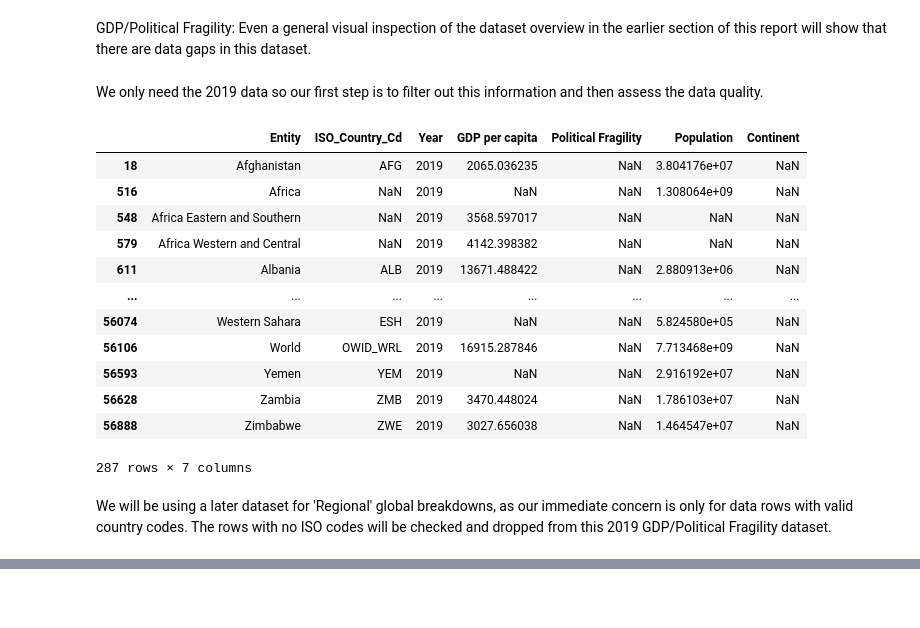
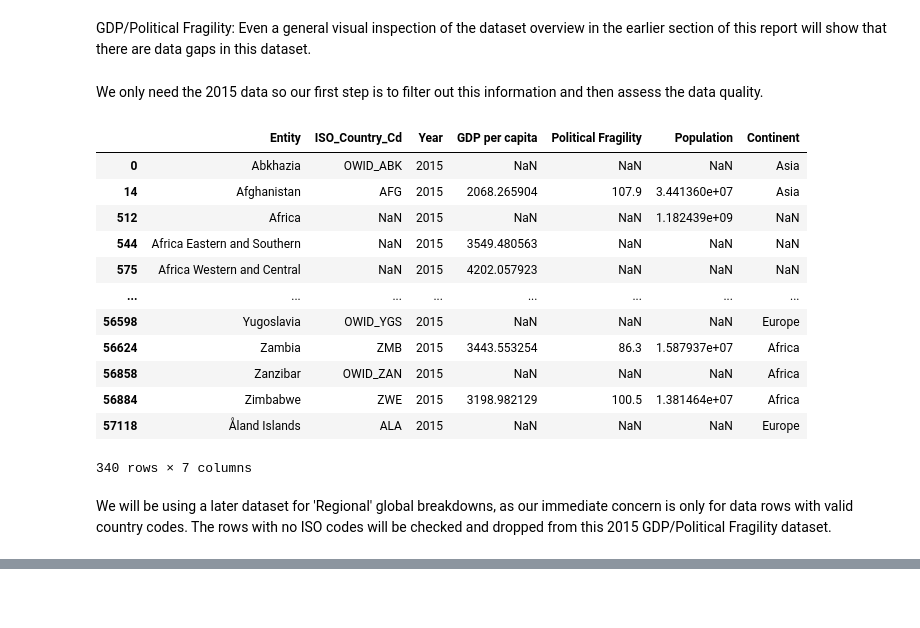
Before and after one commit to JackDaedalus/WWD_CA1, a Jupyter notebook: WWW CA - First Pass.ipynb, the cells around one changed output, grey strips where cells are left out. Saved outputs shown, nothing was run; the diff lists cells and outputs as text; code cells hidden in the pictures.

Commit message:
1st Pass
First pass through all three sections.

```diff
--- a/WWW CA - First Pass.ipynb
+++ b/WWW CA - First Pass.ipynb
@@ -248,5 +210,5 @@ The 2019 Kaggle dataset has no missing data and is ready for us to proceed.
 # %% [markdown]
 GDP/Political Fragility: Even a general visual inspection of the dataset overview in the earlier section of this report will show that there are data gaps in this dataset.
 # %% [markdown]
-We only need the 2019 data so our first step is to filter out this information and then assess the data quality.
+We only need the 2015 data so our first step is to filter out this information and then assess the data quality.
 # %%
@@ -254,28 +216,28 @@ We only need the 2019 data so our first step is to filter out this information a
 # %%
-df_GDPStateFragility_2019 = df_GDPStateFragility[df_GDPStateFragility['Year'] == 2019]
+df_GDPStateFragility_2015 = df_GDPStateFragility[df_GDPStateFragility['Year'] == 2015]
 # %%
 ## Rename Columns - to improve data understanding
-df_GDPStateFragility_2019.rename(columns={'Code':'ISO_Country_Cd',
+df_GDPStateFragility_2015.rename(columns={'Code':'ISO_Country_Cd',
                         'GDP per capita, PPP (constant 2017 international $)':'GDP per capita',
                         'Fragile States Index - ffp_fsi':'Political Fragility',
                         'Total population (Gapminder, HYDE & UN)':'Population'},inplace=True)
 # %%
 ## check dataset structure again
-df_GDPStateFragility_2019
+df_GDPStateFragility_2015
 # %% [output]
 |  | Entity | ISO_Country_Cd | Year | GDP per capita | Political Fragility | Population | Continent |
-| 18 | Afghanistan | AFG | 2019 | 2065.036235 | NaN | 3.804176e+07 | NaN |
-| 516 | Africa | NaN | 2019 | NaN | NaN | 1.308064e+09 | NaN |
-| 548 | Africa Eastern and Southern | NaN | 2019 | 3568.597017 | NaN | NaN | NaN |
-| 579 | Africa Western and Central | NaN | 2019 | 4142.398382 | NaN | NaN | NaN |
-| 611 | Albania | ALB | 2019 | 13671.488422 | NaN | 2.880913e+06 | NaN |
+| 0 | Abkhazia | OWID_ABK | 2015 | NaN | NaN | NaN | Asia |
+| 14 | Afghanistan | AFG | 2015 | 2068.265904 | 107.9 | 3.441360e+07 | Asia |
+| 512 | Africa | NaN | 2015 | NaN | NaN | 1.182439e+09 | NaN |
+| 544 | Africa Eastern and Southern | NaN | 2015 | 3549.480563 | NaN | NaN | NaN |
+| 575 | Africa Western and Central | NaN | 2015 | 4202.057923 | NaN | NaN | NaN |
 | ... | ... | ... | ... | ... | ... | ... | ... |
-| 56074 | Western Sahara | ESH | 2019 | NaN | NaN | 5.824580e+05 | NaN |
-| 56106 | World | OWID_WRL | 2019 | 16915.287846 | NaN | 7.713468e+09 | NaN |
-| 56593 | Yemen | YEM | 2019 | NaN | NaN | 2.916192e+07 | NaN |
-| 56628 | Zambia | ZMB | 2019 | 3470.448024 | NaN | 1.786103e+07 | NaN |
-| 56888 | Zimbabwe | ZWE | 2019 | 3027.656038 | NaN | 1.464547e+07 | NaN |
+| 56598 | Yugoslavia | OWID_YGS | 2015 | NaN | NaN | NaN | Europe |
+| 56624 | Zambia | ZMB | 2015 | 3443.553254 | 86.3 | 1.587937e+07 | Africa |
+| 56858 | Zanzibar | OWID_ZAN | 2015 | NaN | NaN | NaN | Africa |
+| 56884 | Zimbabwe | ZWE | 2015 | 3198.982129 | 100.5 | 1.381464e+07 | Africa |
+| 57118 | Åland Islands | ALA | 2015 | NaN | NaN | NaN | Europe |
-287 rows × 7 columns
+340 rows × 7 columns
 # %% [markdown]
-We will be using a later dataset for 'Regional' global breakdowns, as our immediate concern is only for data rows with valid country codes. The rows with no ISO codes will be checked and dropped from this 2019 GDP/Political Fragility dataset.
+We will be using a later dataset for 'Regional' global breakdowns, as our immediate concern is only for data rows with valid country codes. The rows with no ISO codes will be checked and dropped from this 2015 GDP/Political Fragility dataset.
 # %%
```
Also changed, not shown: parts of 35 cells of this notebook, 5 other files.
